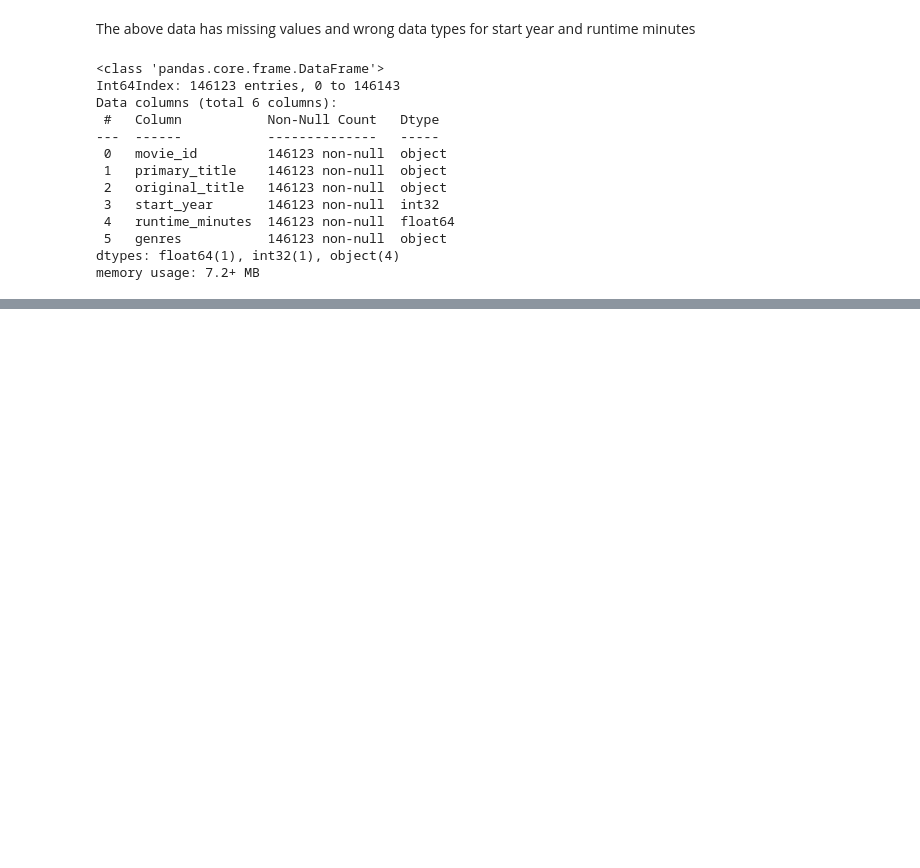
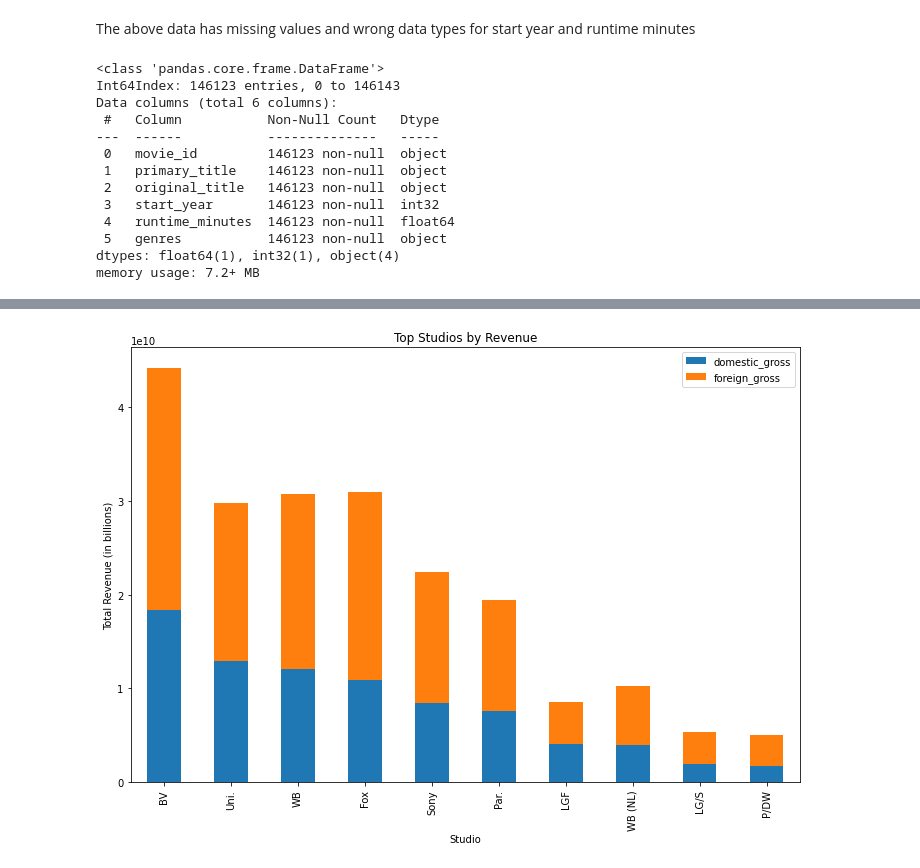
Before and after one commit to DrJeremyNgugi/Phase1project, a Jupyter notebook: Phase1Project.ipynb, the cells around one changed output, grey strips where cells are left out. Drawn from its saved outputs; the diff is of its cells as text; code cells hidden in the pictures; blank space fills up the shorter version.

```diff
--- a/Phase1Project.ipynb
+++ b/Phase1Project.ipynb
@@ -380,0 +400,13 @@ memory usage: 7.2+ MB
+# %%
+#Top studios by revenue
+
+revenue_by_studio= df1_cleaned.groupby('studio')[['domestic_gross', 'foreign_gross']].sum()
+
+top_studios= revenue_by_studio.sort_values(by='domestic_gross', ascending=False).head(10)
+
+top_studios.plot(kind='bar', stacked=True, figsize=(12, 8), title='Top Studios by Revenue')
+plt.xlabel('Studio')
+plt.ylabel('Total Revenue (in billions)')
+plt.show()
+# %% [output]
+[figure, added]
```
Also changed, not shown: parts of 11 cells of this notebook.
